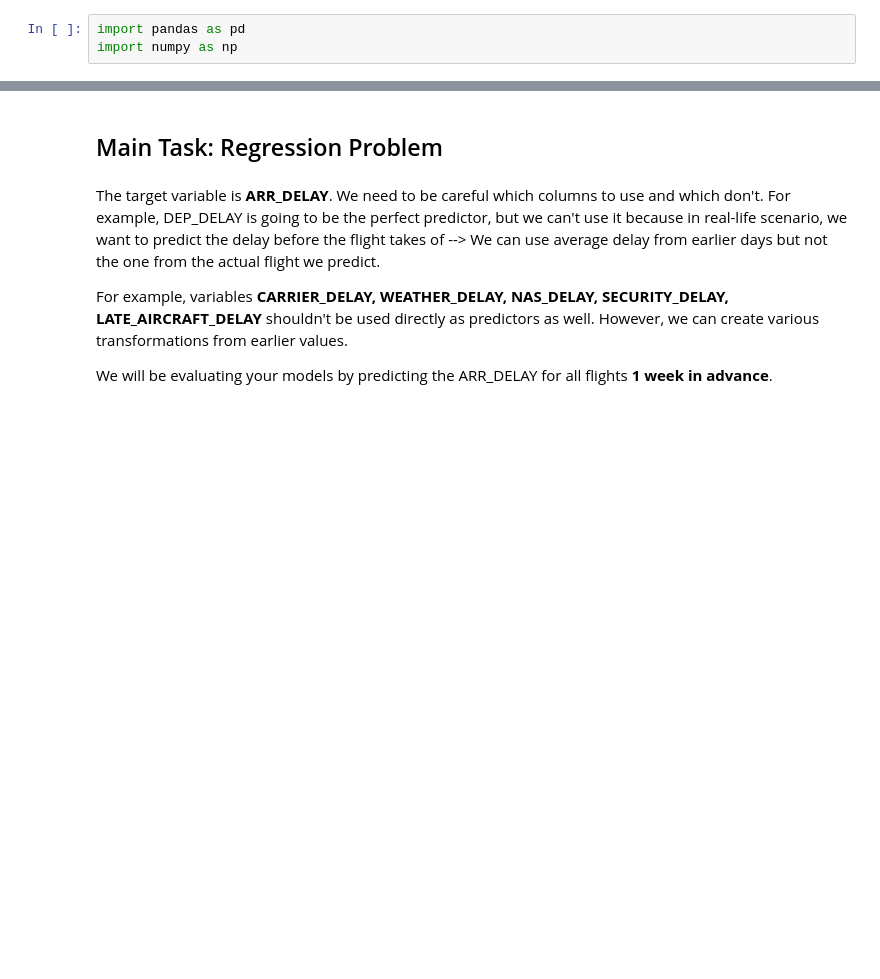
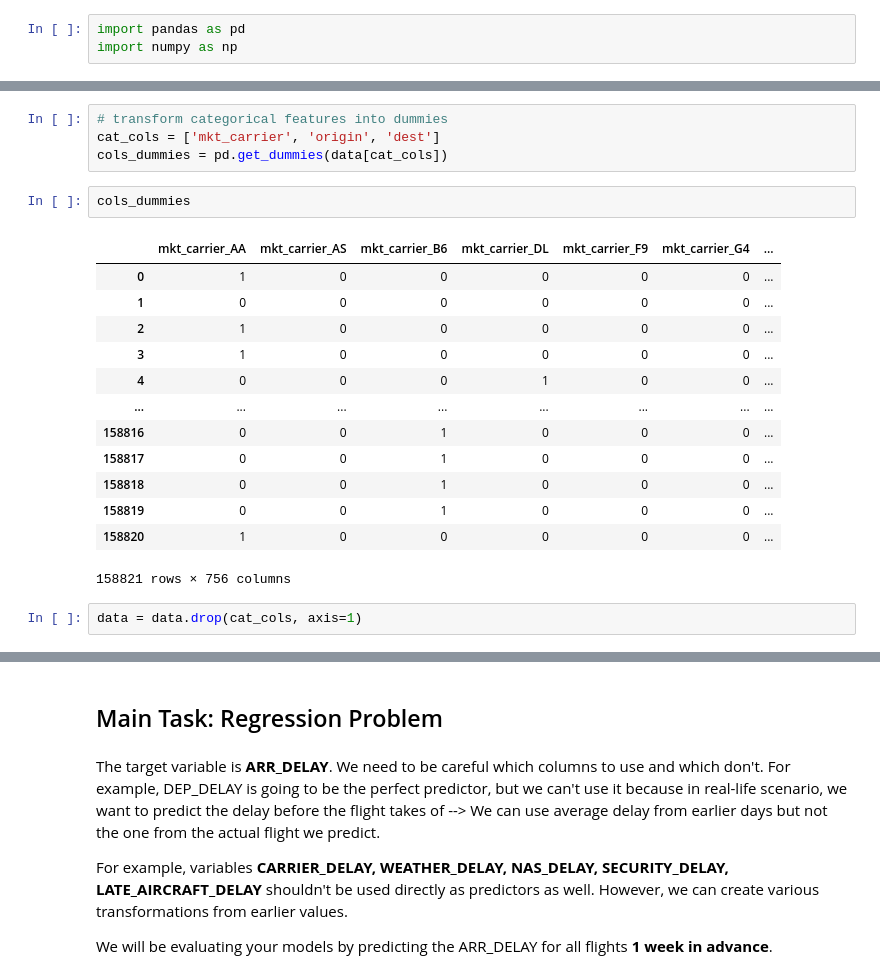
Before and after one commit to elslb/airline_delay_project, a Jupyter notebook: kevin_modeling.ipynb, the cells around one changed output, grey strips where cells are left out. Cells and saved outputs as stored; diff of their text form; blank space fills up the shorter version.

```diff
--- a/kevin_modeling.ipynb
+++ b/kevin_modeling.ipynb
@@ -28,0 +29,22 @@ data.head()
+# %%
+# transform categorical features into dummies
+cat_cols = ['mkt_carrier', 'origin', 'dest']
+cols_dummies = pd.get_dummies(data[cat_cols])
+# %%
+cols_dummies
+# %% [output]
+|  | mkt_carrier_AA | mkt_carrier_AS | mkt_carrier_B6 | mkt_carrier_DL | mkt_carrier_F9 | mkt_carrier_G4 | ... |
+| 0 | 1 | 0 | 0 | 0 | 0 | 0 | ... |
+| 1 | 0 | 0 | 0 | 0 | 0 | 0 | ... |
+| 2 | 1 | 0 | 0 | 0 | 0 | 0 | ... |
+| 3 | 1 | 0 | 0 | 0 | 0 | 0 | ... |
+| 4 | 0 | 0 | 0 | 1 | 0 | 0 | ... |
+| ... | ... | ... | ... | ... | ... | ... | ... |
+| 158816 | 0 | 0 | 1 | 0 | 0 | 0 | ... |
+| 158817 | 0 | 0 | 1 | 0 | 0 | 0 | ... |
+| 158818 | 0 | 0 | 1 | 0 | 0 | 0 | ... |
+| 158819 | 0 | 0 | 1 | 0 | 0 | 0 | ... |
+| 158820 | 1 | 0 | 0 | 0 | 0 | 0 | ... |
+158821 rows × 756 columns
+# %%
+data = data.drop(cat_cols, axis=1)
```
Also changed, not shown: parts of 10 cells of this notebook.
